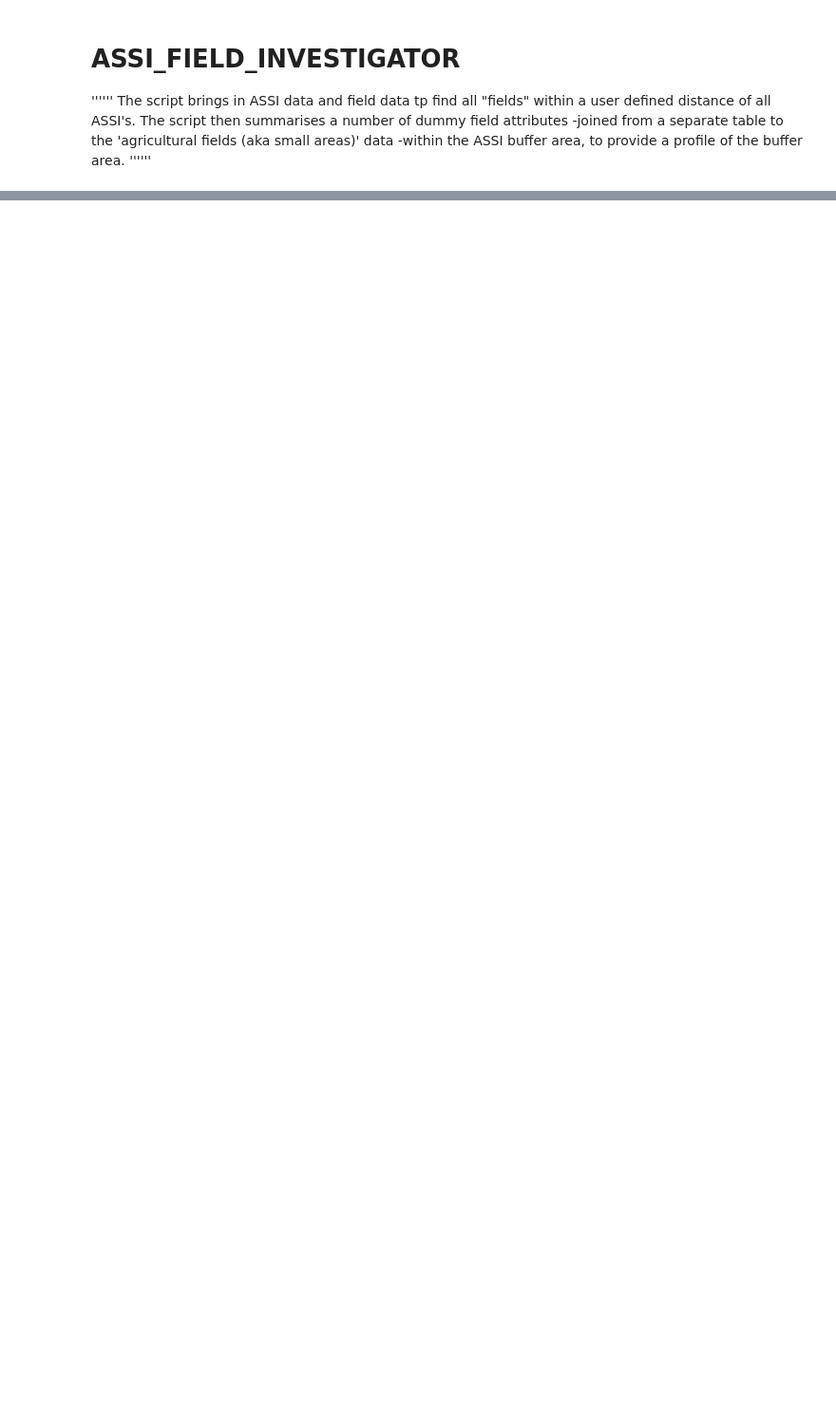
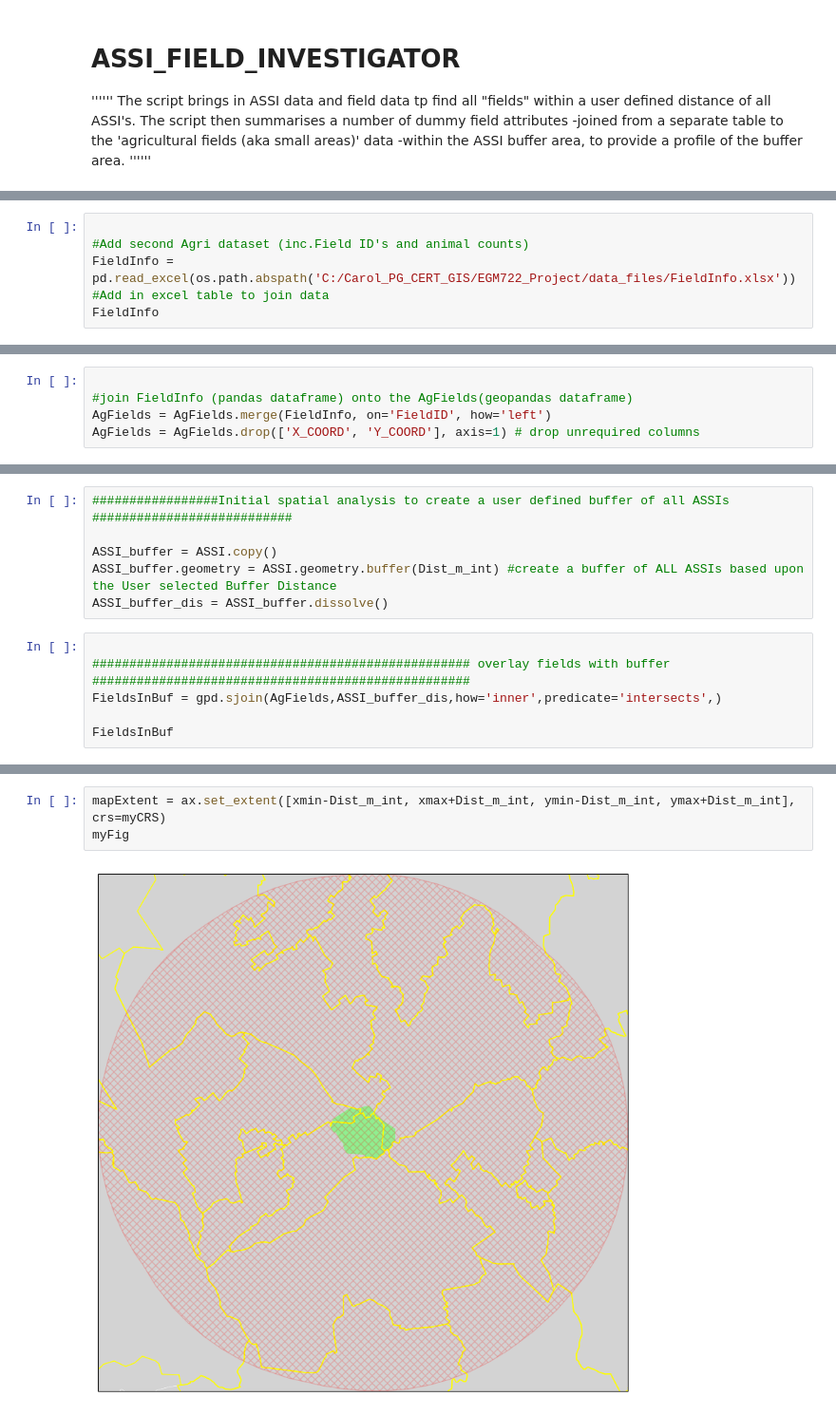
Before and after one commit to carolmcquillan/EGM722_Project, a Jupyter notebook: Field_Identifier.ipynb, the cells around one changed output, grey strips where cells are left out. Shown at 95% size. Cells and saved outputs as stored; diff of their text form; blank space fills up the shorter version.

```diff
--- a/Field_Identifier.ipynb
+++ b/Field_Identifier.ipynb
@@ -317,0 +466,5 @@ with open(OutputName + "_Results.txt", "a") as f:
+# %%
+
+#Add second Agri dataset (inc.Field ID's and animal counts)
+FieldInfo =  pd.read_excel(os.path.abspath('C:/Carol_PG_CERT_GIS/EGM722_Project/data_files/FieldInfo.xlsx')) #Add in excel table to join data
+FieldInfo
@@ -317,0 +485,5 @@ with open(OutputName + "_Results.txt", "a") as f:
+# %%
+
+#join FieldInfo (pandas dataframe) onto the AgFields(geopandas dataframe)
+AgFields = AgFields.merge(FieldInfo, on='FieldID', how='left')
+AgFields = AgFields.drop(['X_COORD', 'Y_COORD'], axis=1) # drop unrequired columns
@@ -317,0 +506,12 @@ with open(OutputName + "_Results.txt", "a") as f:
+# %%
+#################Initial spatial analysis to create a user defined buffer of all ASSIs ###########################
+
+ASSI_buffer = ASSI.copy()
+ASSI_buffer.geometry = ASSI.geometry.buffer(Dist_m_int) #create a buffer of ALL ASSIs based upon the User selected Buffer Distance
+ASSI_buffer_dis = ASSI_buffer.dissolve()
+# %%
+
+################################################### overlay fields with buffer ###################################################
+FieldsInBuf = gpd.sjoin(AgFields,ASSI_buffer_dis,how='inner',predicate='intersects',)
+
+FieldsInBuf
@@ -317,0 +798,5 @@ with open(OutputName + "_Results.txt", "a") as f:
+# %%
+mapExtent = ax.set_extent([xmin-Dist_m_int, xmax+Dist_m_int, ymin-Dist_m_int, ymax+Dist_m_int], crs=myCRS)
+myFig
+# %% [output]
+[figure, added]
```
Also changed, not shown: parts of 10 cells of this notebook.
